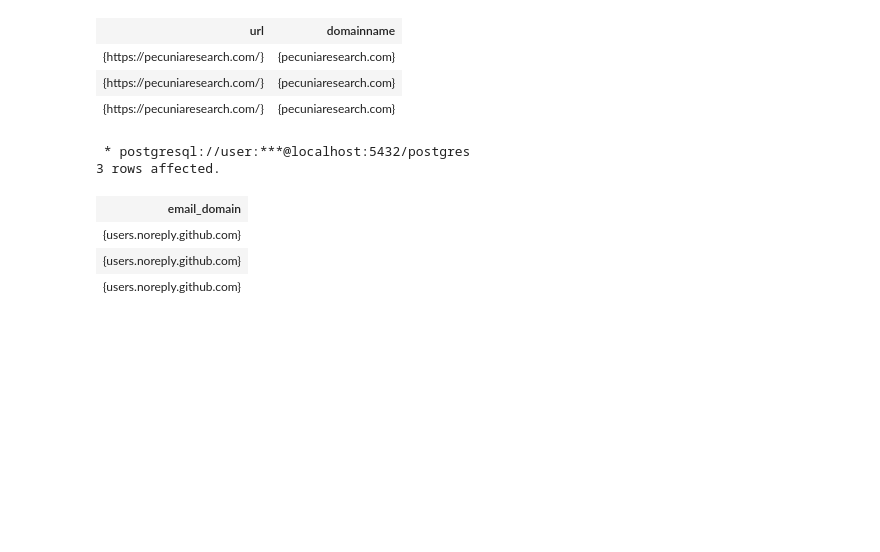
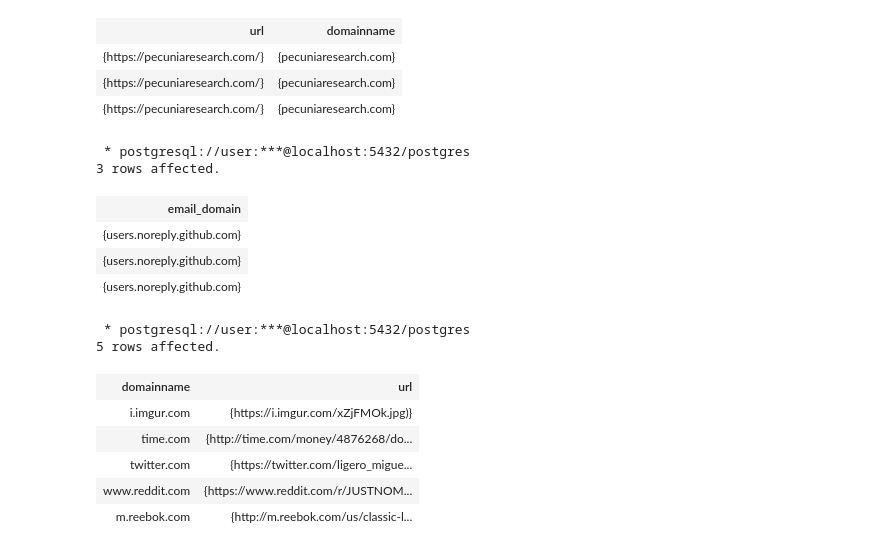
Before and after one commit to dentropy/udacity-capstone, a Jupyter notebook: sql_practice.ipynb, the cells around one changed output. Drawn from its saved outputs; the diff is of its cells as text; code cells hidden in the pictures; blank space fills up the shorter version.

```diff
--- a/sql_practice.ipynb
+++ b/sql_practice.ipynb
@@ -225,3 +205,15 @@ select email_domain from test_git_metadata LIMIT(3);
 | {users.noreply.github.com} |
 | {users.noreply.github.com} |
 | {users.noreply.github.com} |
+# %%
+%%sql
+select domainname, url from reddit_comments where url != '' limit(5);
+# %% [output]
+ * postgresql://user:***@localhost:5432/postgres
+5 rows affected.
+| domainname | url |
+| i.imgur.com | {https://i.imgur.com/xZjFMOk.jpg)} |
+| time.com | {http://time.com/money/4876268/do... |
+| twitter.com | {https://twitter.com/ligero_migue... |
+| www.reddit.com | {https://www.reddit.com/r/JUSTNOM... |
+| m.reebok.com | {http://m.reebok.com/us/classic-l... |
```
Also changed, not shown: parts of 9 cells of this notebook, 1 other file.
